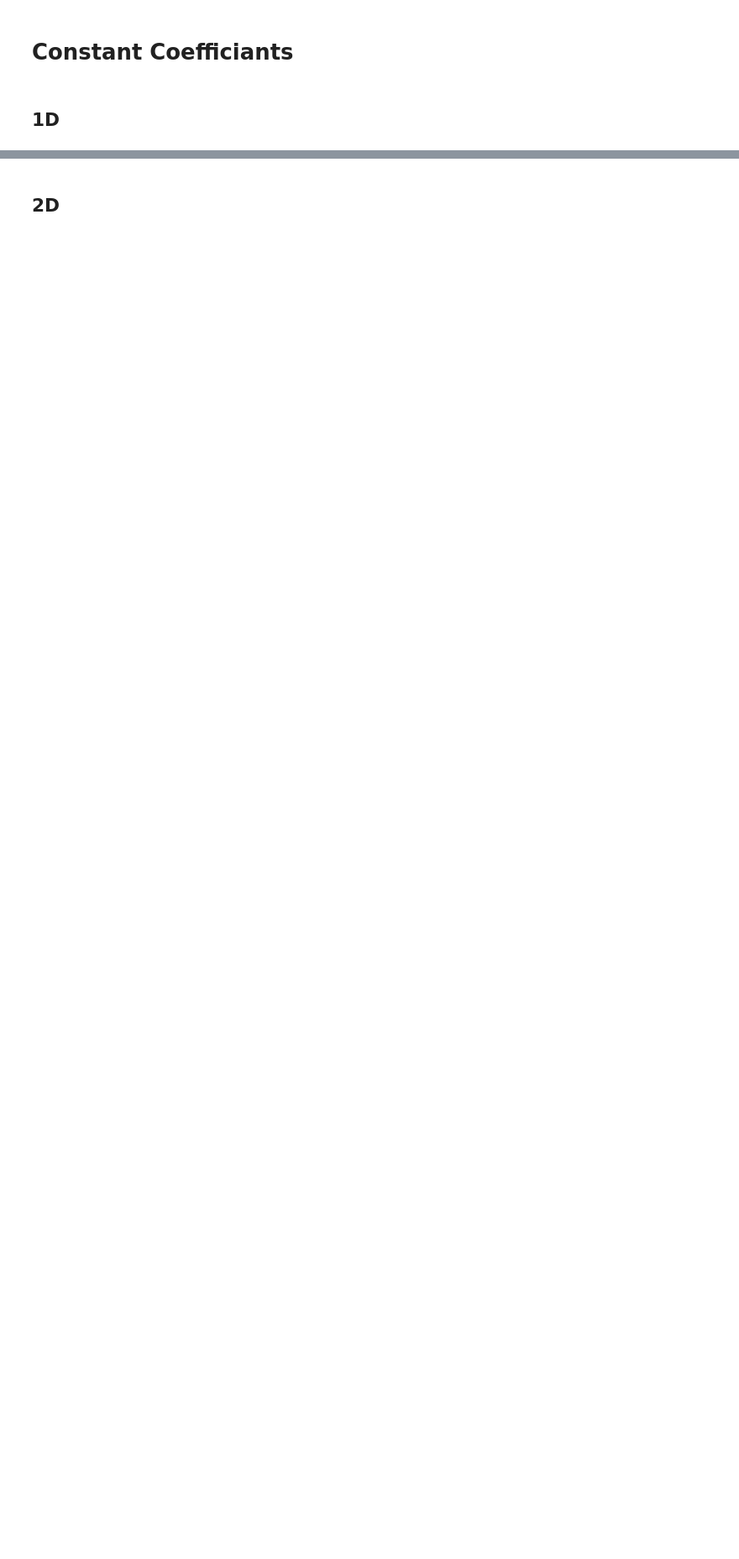
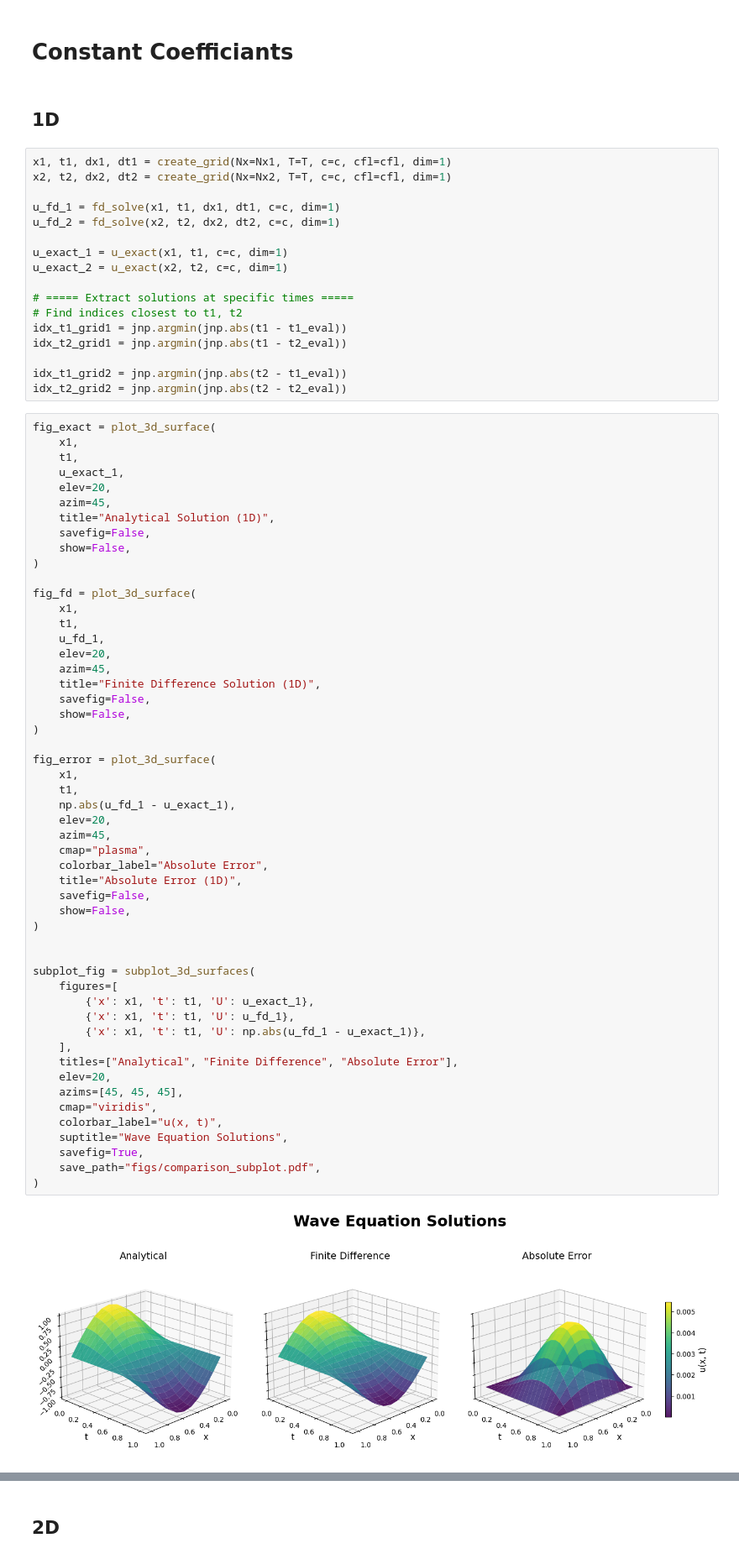
Before and after one commit to livelstorborg/FYS5429, a Jupyter notebook: code/main.ipynb, the cells around one changed output, grey strips where cells are left out. Shown at 84% size. Cells and saved outputs as stored; diff of their text form; blank space fills up the shorter version.

```diff
--- a/code/main.ipynb
+++ b/code/main.ipynb
@@ -25,4 +28,75 @@ t3 = T
 # Constant Coefficiants
 # %% [markdown]
 ## 1D
+# %%
+x1, t1, dx1, dt1 = create_grid(Nx=Nx1, T=T, c=c, cfl=cfl, dim=1)
+x2, t2, dx2, dt2 = create_grid(Nx=Nx2, T=T, c=c, cfl=cfl, dim=1)
+
+u_fd_1 = fd_solve(x1, t1, dx1, dt1, c=c, dim=1)
+u_fd_2 = fd_solve(x2, t2, dx2, dt2, c=c, dim=1)
+
+u_exact_1 = u_exact(x1, t1, c=c, dim=1)
+u_exact_2 = u_exact(x2, t2, c=c, dim=1)
+
+# ===== Extract solutions at specific times =====
+# Find indices closest to t1, t2
+idx_t1_grid1 = jnp.argmin(jnp.abs(t1 - t1_eval))
+idx_t2_grid1 = jnp.argmin(jnp.abs(t1 - t2_eval))
+
+idx_t1_grid2 = jnp.argmin(jnp.abs(t2 - t1_eval))
+idx_t2_grid2 = jnp.argmin(jnp.abs(t2 - t2_eval))
+# %%
+fig_exact = plot_3d_surface(
+    x1,
+    t1,
+    u_exact_1,
+    elev=20,
+    azim=45,
+    title="Analytical Solution (1D)",
+    savefig=False,
+    show=False,
+)
+
+fig_fd = plot_3d_surface(
+    x1,
+    t1,
+    u_fd_1,
+    elev=20,
+    azim=45,
+    title="Finite Difference Solution (1D)",
+    savefig=False,
+    show=False,
+)
+
+fig_error = plot_3d_surface(
+    x1,
+    t1,
+    np.abs(u_fd_1 - u_exact_1),
+    elev=20,
+    azim=45,
+    cmap="plasma",
+    colorbar_label="Absolute Error",
+    title="Absolute Error (1D)",
+    savefig=False,
+    show=False,
+)
+
+
+subplot_fig = subplot_3d_surfaces(
+    figures=[
+        {'x': x1, 't': t1, 'U': u_exact_1},
+        {'x': x1, 't': t1, 'U': u_fd_1},
+        {'x': x1, 't': t1, 'U': np.abs(u_fd_1 - u_exact_1)},
+    ],
+    titles=["Analytical", "Finite Difference", "Absolute Error"],
+    elev=20,
+    azims=[45, 45, 45],
+    cmap="viridis",
+    colorbar_label="u(x, t)",
+    suptitle="Wave Equation Solutions",
+    savefig=True,
+    save_path="figs/comparison_subplot.pdf",
+)
+# %% [output]
+[figure, added]
 # %%
```
Also changed, not shown: parts of 8 cells of this notebook, 1 other file.
